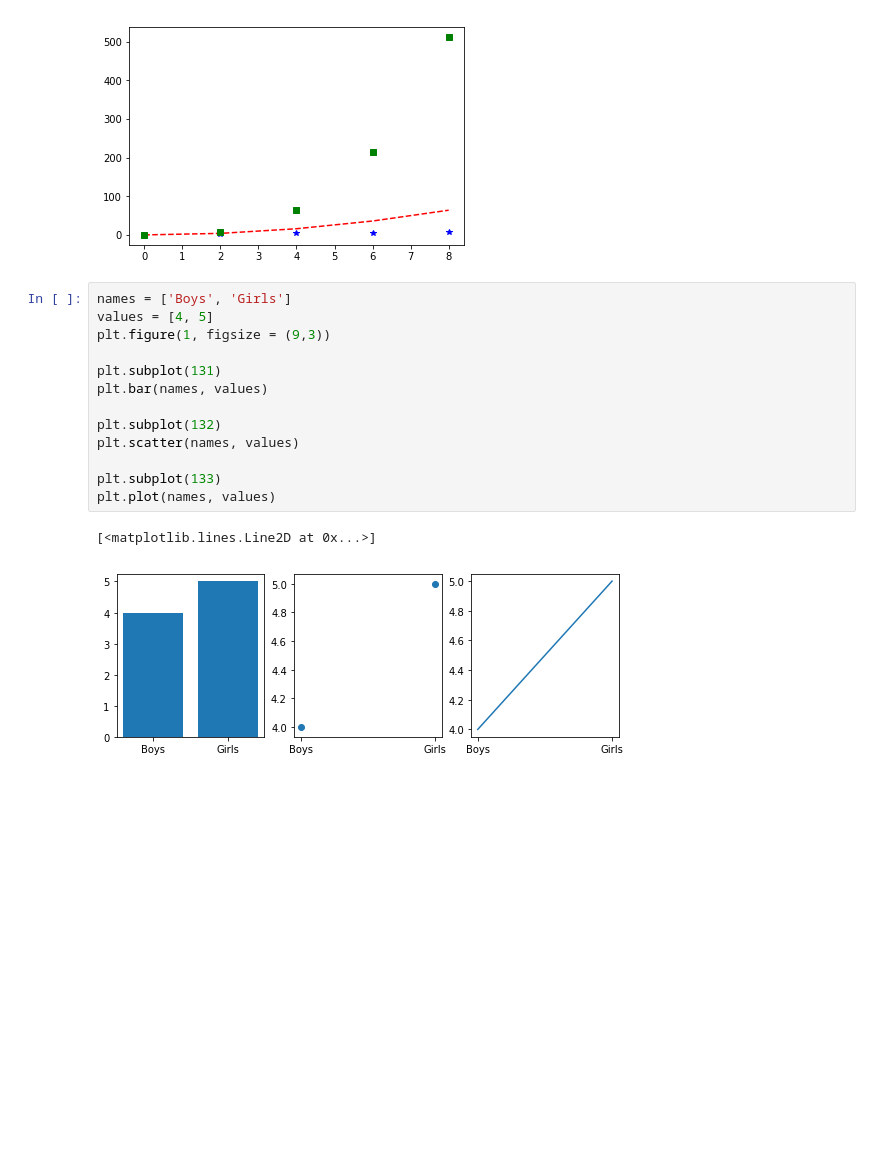
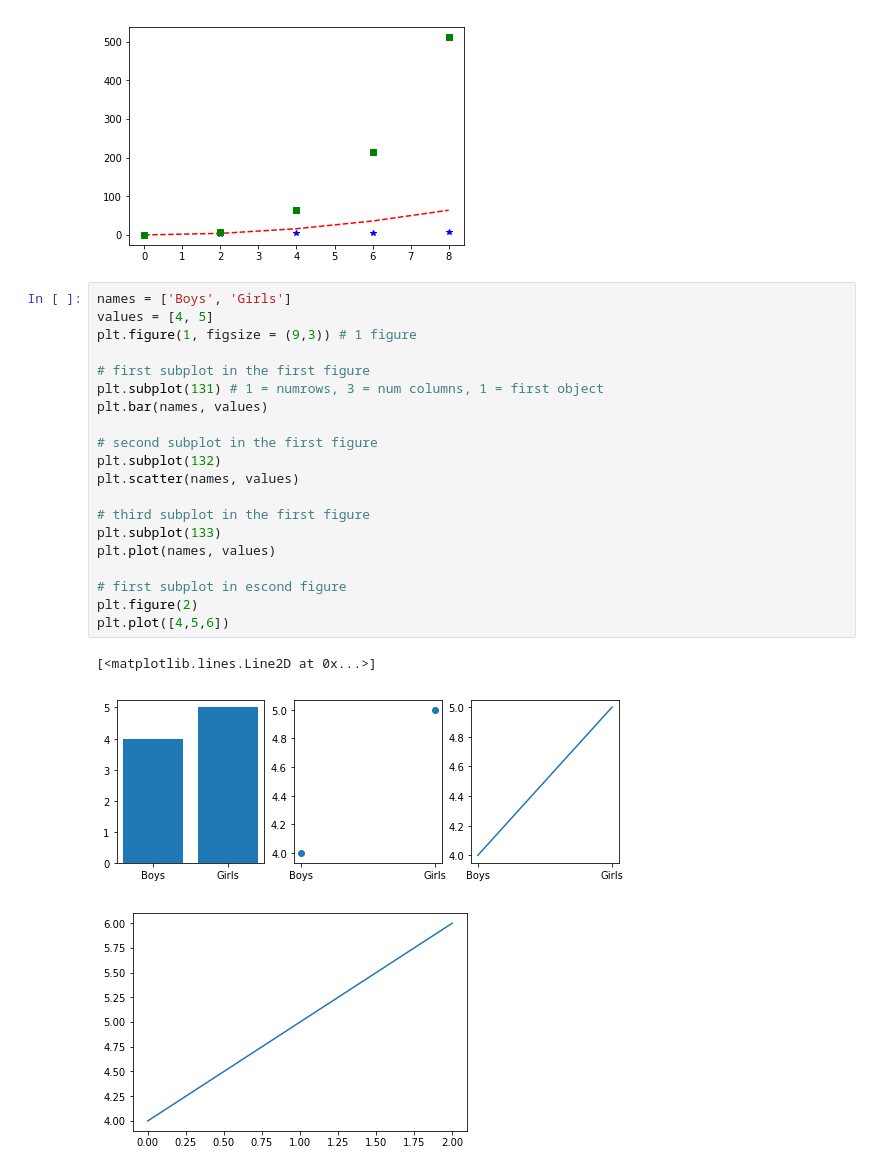
Before and after one commit to AmitRanganathan/Data-analysis-graphing, a Jupyter notebook: Matplotlib practice.ipynb, the cells around one changed output. Cells and saved outputs as stored; diff of their text form; blank space fills up the shorter version.

```diff
--- a/Matplotlib practice.ipynb
+++ b/Matplotlib practice.ipynb
@@ -33,16 +33,24 @@ plt.plot(t, t, 'b*', t, t**2, 'r--', t, t**3, 'gs');
 # %%
 names = ['Boys', 'Girls']
 values = [4, 5]
-plt.figure(1, figsize = (9,3))
+plt.figure(1, figsize = (9,3)) # 1 figure
 
-plt.subplot(131)
+# first subplot in the first figure
+plt.subplot(131) # 1 = numrows, 3 = num columns, 1 = first object
 plt.bar(names, values)
 
+# second subplot in the first figure
 plt.subplot(132)
 plt.scatter(names, values)
 
+# third subplot in the first figure
 plt.subplot(133)
 plt.plot(names, values)
+
+# first subplot in escond figure
+plt.figure(2)
+plt.plot([4,5,6])
 # %% [output]
 [<matplotlib.lines.Line2D at 0x...>]
 [figure]
+[figure, added]
```
Also changed, not shown: parts of 2 cells of this notebook.
